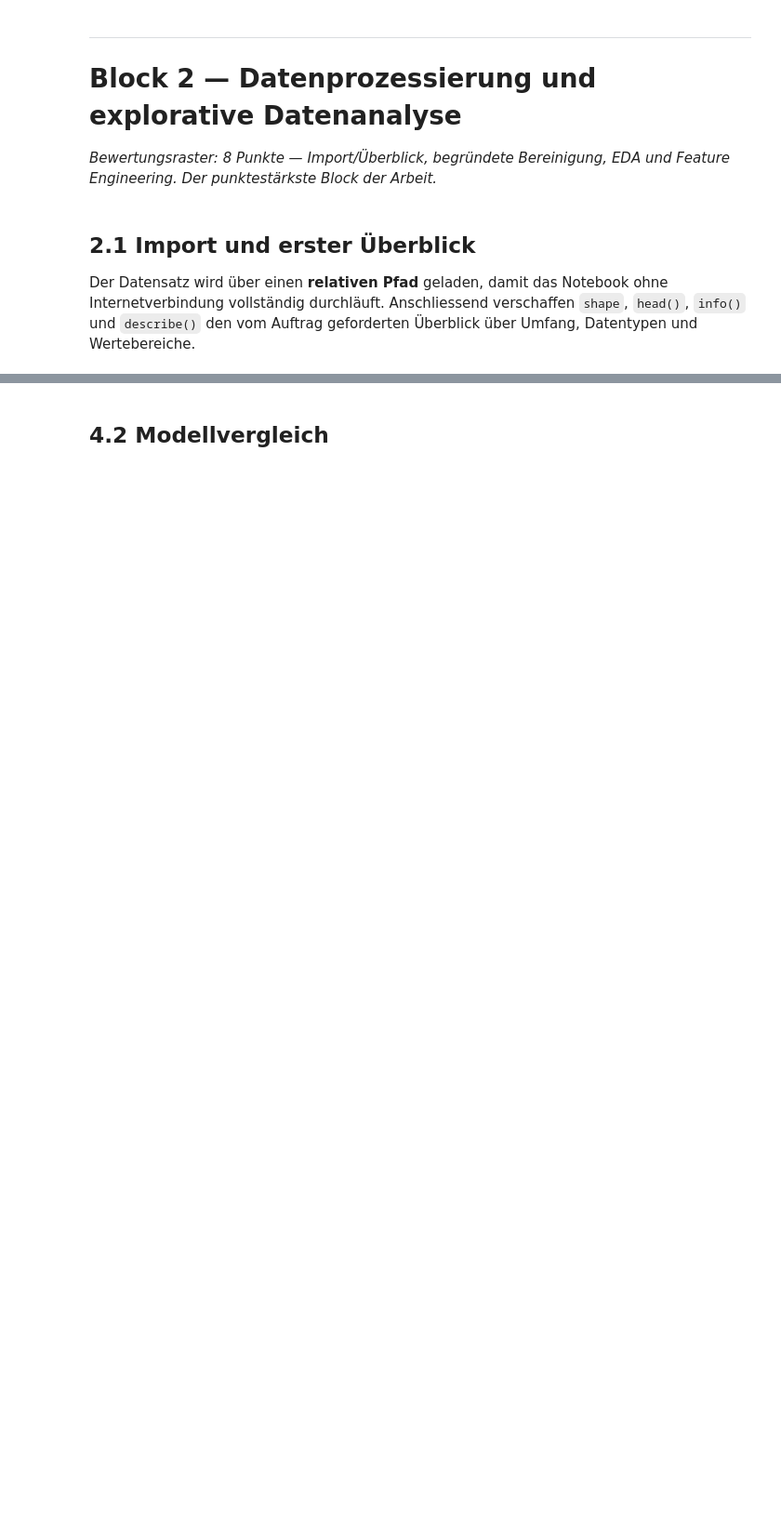
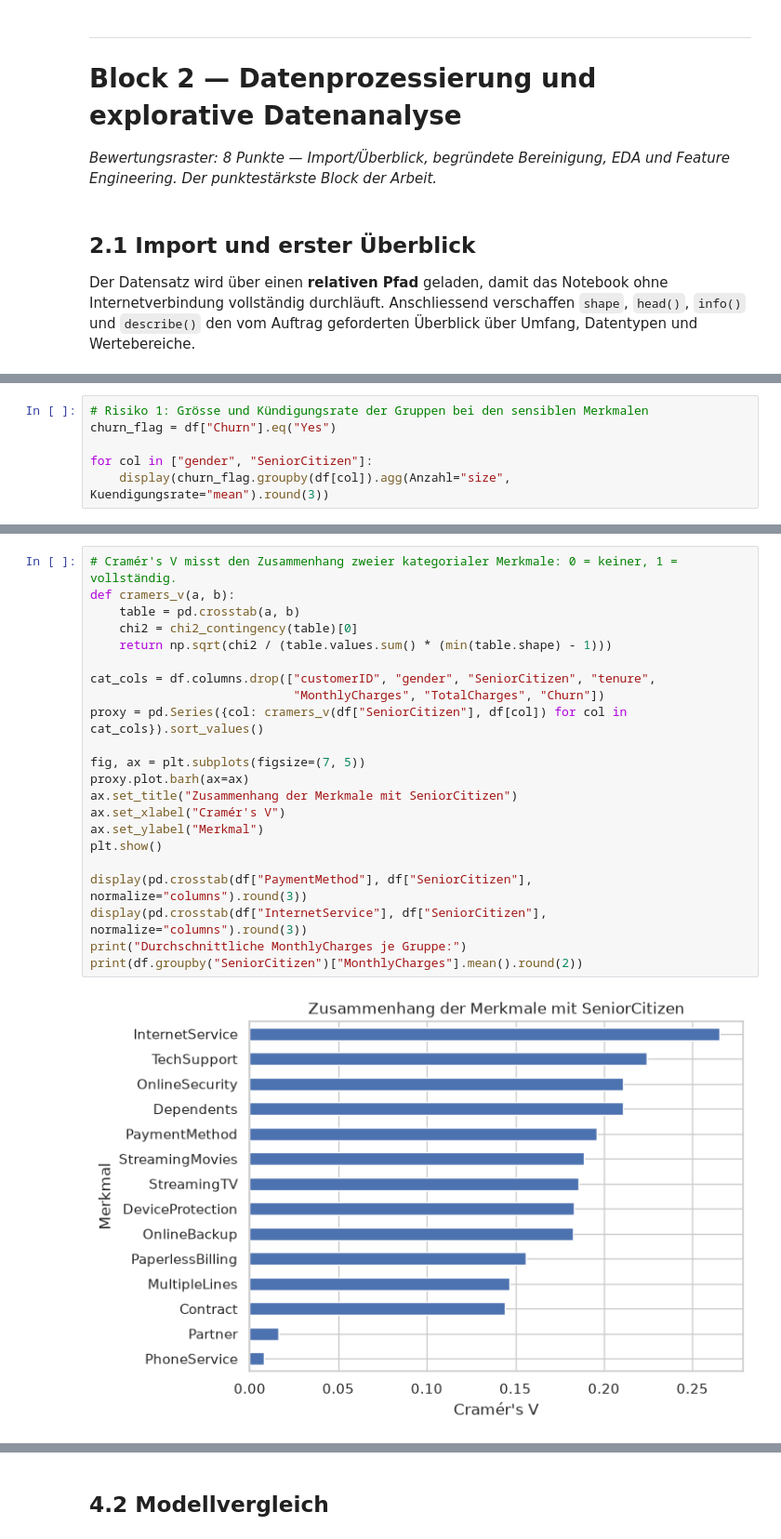
Before and after one commit to bernetlennard/data-science, a Jupyter notebook: transferarbeit/DSC_TA_Bernet_Lennard.ipynb, the cells around one changed output, grey strips where cells are left out. Shown at 93% size. Cells and saved outputs as stored; diff of their text form; blank space fills up the shorter version.

```diff
--- a/transferarbeit/DSC_TA_Bernet_Lennard.ipynb
+++ b/transferarbeit/DSC_TA_Bernet_Lennard.ipynb
@@ -375,0 +162,6 @@ einzigen Kündiger zu finden. Berichtet werden deshalb:
+# %%
+# Risiko 1: Grösse und Kündigungsrate der Gruppen bei den sensiblen Merkmalen
+churn_flag = df["Churn"].eq("Yes")
+
+for col in ["gender", "SeniorCitizen"]:
+    display(churn_flag.groupby(df[col]).agg(Anzahl="size", Kuendigungsrate="mean").round(3))
@@ -375,0 +182,24 @@ einzigen Kündiger zu finden. Berichtet werden deshalb:
+# %%
+# Cramér's V misst den Zusammenhang zweier kategorialer Merkmale: 0 = keiner, 1 = vollständig.
+def cramers_v(a, b):
+    table = pd.crosstab(a, b)
+    chi2 = chi2_contingency(table)[0]
+    return np.sqrt(chi2 / (table.values.sum() * (min(table.shape) - 1)))
+
+cat_cols = df.columns.drop(["customerID", "gender", "SeniorCitizen", "tenure",
+                            "MonthlyCharges", "TotalCharges", "Churn"])
+proxy = pd.Series({col: cramers_v(df["SeniorCitizen"], df[col]) for col in cat_cols}).sort_values()
+
+fig, ax = plt.subplots(figsize=(7, 5))
+proxy.plot.barh(ax=ax)
+ax.set_title("Zusammenhang der Merkmale mit SeniorCitizen")
+ax.set_xlabel("Cramér's V")
+ax.set_ylabel("Merkmal")
+plt.show()
+
+display(pd.crosstab(df["PaymentMethod"], df["SeniorCitizen"], normalize="columns").round(3))
+display(pd.crosstab(df["InternetService"], df["SeniorCitizen"], normalize="columns").round(3))
+print("Durchschnittliche MonthlyCharges je Gruppe:")
+print(df.groupby("SeniorCitizen")["MonthlyCharges"].mean().round(2))
+# %% [output]
+[figure, added]
```
Also changed, not shown: parts of 129 cells of this notebook, 2 other files.
